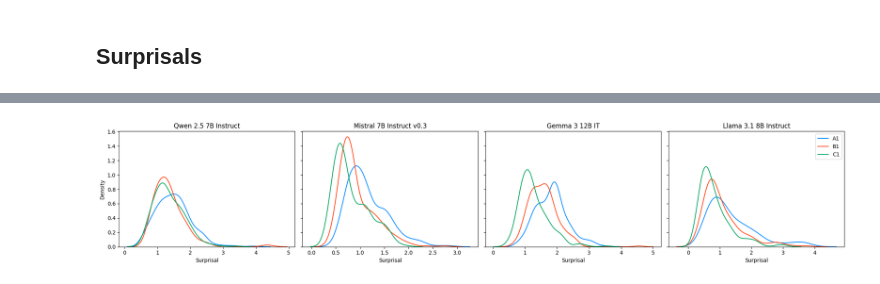
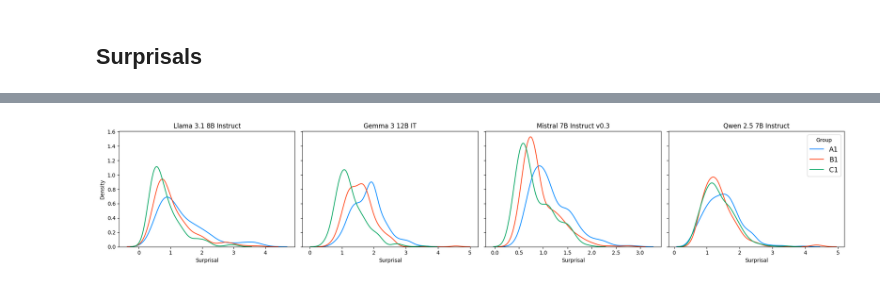
Before and after one commit to INTERACT-LLM/alignment-drift-llms, a Jupyter notebook: src/plotting.ipynb, the cells around one changed output, grey strips where cells are left out. Drawn from its saved outputs; the diff is of its cells as text; code cells hidden in the pictures.

```diff
--- a/src/plotting.ipynb
+++ b/src/plotting.ipynb
@@ -25,10 +24,14 @@ for dir in [curves_dir, dist_dir, violins_dir]:
 # for giving shorter names in df
 model_dict = {
     "meta-llama--Llama-3.1-8B-Instruct": "Llama 3.1 8B Instruct",
+    "google--gemma-3-12b-it": "Gemma 3 12B IT",
+    "mistralai--Mistral-7B-Instruct-v0.3": "Mistral 7B Instruct v0.3",
     "Qwen--Qwen2.5-7B-Instruct": "Qwen 2.5 7B Instruct",
-    "mistralai--Mistral-7B-Instruct-v0.3": "Mistral 7B Instruct v0.3",
-    "google--gemma-3-12b-it": "Gemma 3 12B IT",
 }
+
+unique_models = model_dict.values()
+
+pad_inches = 0.1
 # %% [markdown]
 ## TEXT STATS: Load and Process
 # %%
@@ -223,12 +191,15 @@ fig.savefig(curves_dir / "surprisal.png", dpi=300)
 # %%
 # distribution plot
 fig = distribution_plot(assistant_df,
                         x_vars=["surprisal_paragraph"],
                         normalize=True,
                         alpha=0.5,
+                        group_var="group",
+                        model_var="model",
+                        unique_models=unique_models,
                         x_label_texts=["Surprisal"],
                         density_lines=True)
 
-fig.savefig(dist_dir / "surprisal.png", dpi=300)
+fig.savefig(dist_dir / "surprisal_dist.png", dpi=300, bbox_inches="tight", pad_inches=pad_inches)
 # %% [output]
-[figure, old version]
+[figure, new version]
```
Also changed, not shown: parts of 17 cells of this notebook, 20 other files.
